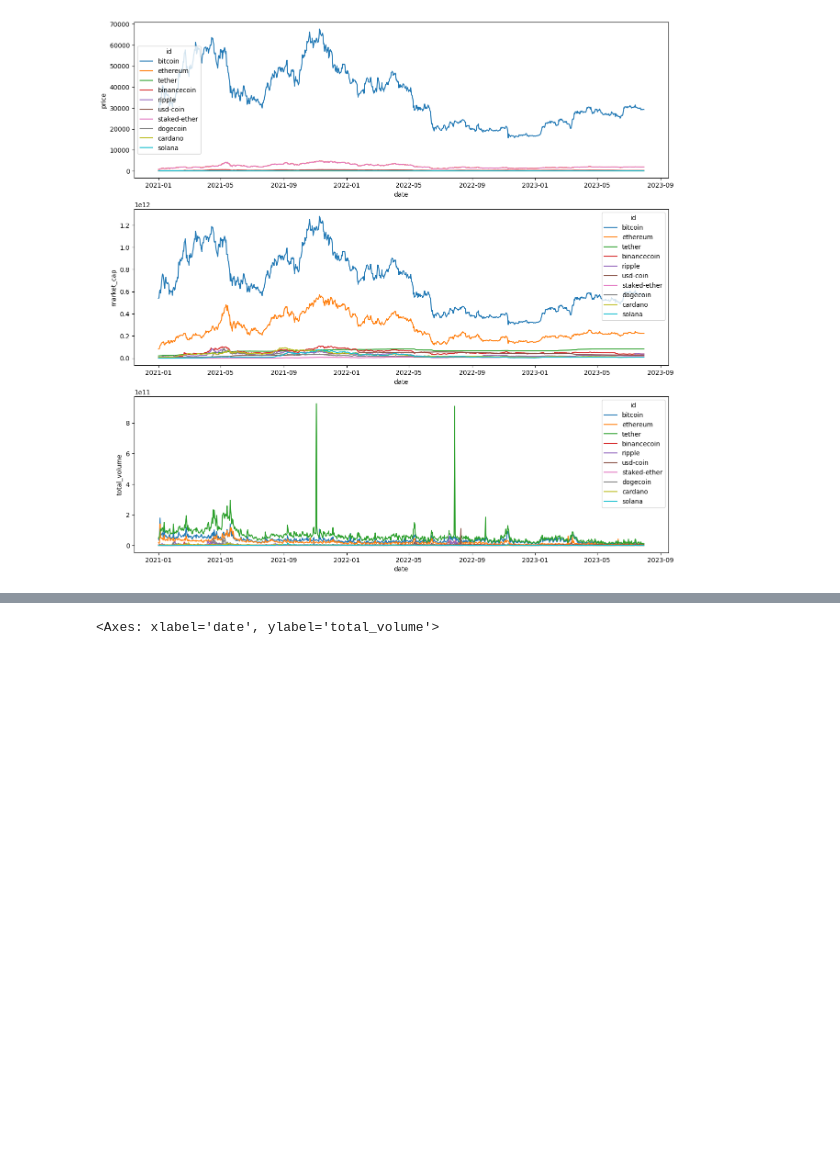
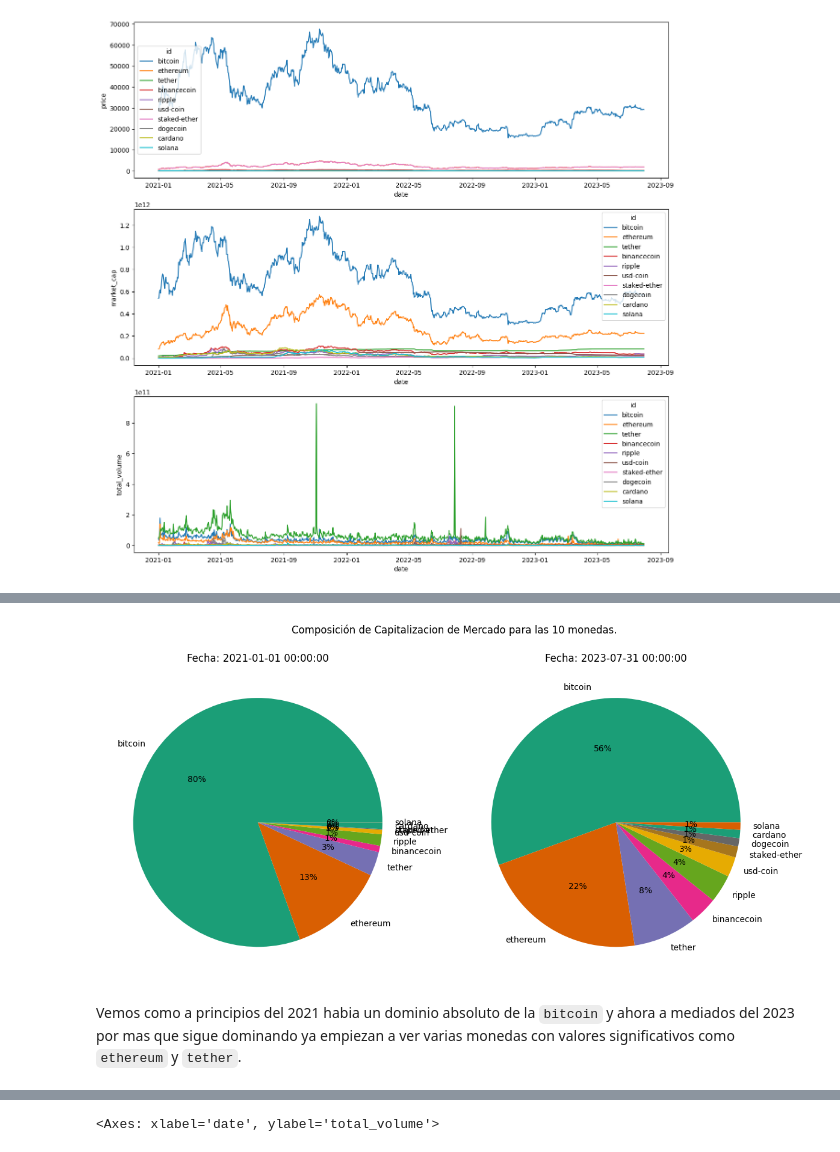
Before and after one commit to SebastianBesio/PI_DA, a Jupyter notebook: 1_EDA.ipynb, the cells around one changed output, grey strips where cells are left out. Drawn from its saved outputs; the diff is of its cells as text; code cells hidden in the pictures; blank space fills up the shorter version.

```diff
--- a/1_EDA.ipynb
+++ b/1_EDA.ipynb
@@ -173,0 +222,28 @@ Outliers
+# %%
+older_date = df['date'].min()
+df_older_mkt_cap = df[df['date'] == older_date][['id', 'market_cap']]
+
+newer_date = df['date'].max()
+df_newer_mkt_cap = df[df['date'] == newer_date][['id', 'market_cap']]
+
+fig, (ax1, ax2) = plt.subplots(1,2, figsize=(12,12))
+
+# Definir paleta colores
+palette_color = sns.color_palette('Dark2')
+
+# Haciendo una pie chart para saber la composicion de la capitalizacion de meracdo.
+ax1.pie(df_older_mkt_cap['market_cap'], labels=df_older_mkt_cap['id'], colors=palette_color, autopct='%.0f%%')
+ax1.set_title(f"Fecha: {older_date}")
+
+ax2.pie(df_newer_mkt_cap['market_cap'], labels=df_newer_mkt_cap['id'], colors=palette_color, autopct='%.0f%%')
+ax2.set_title(f"Fecha: {newer_date}")
+
+fig.suptitle("Composición de Capitalizacion de Mercado para las 10 monedas.")
+fig.tight_layout()
+fig.subplots_adjust(top=1.4)
+
+plt.show()
+# %% [output]
+[figure, added]
+# %% [markdown]
+Vemos como a principios del 2021 habia un dominio absoluto de la `bitcoin` y ahora a mediados del 2023 por mas que sigue dominando ya empiezan a ver varias monedas con valores significativos como `ethereum` y `tether`.
```
Also changed, not shown: parts of 37 cells of this notebook, 1 other file.
